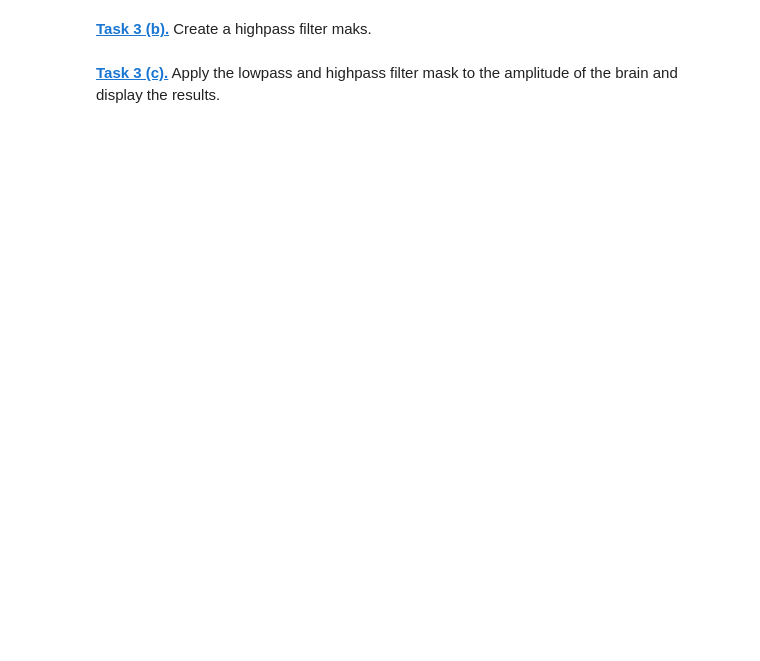
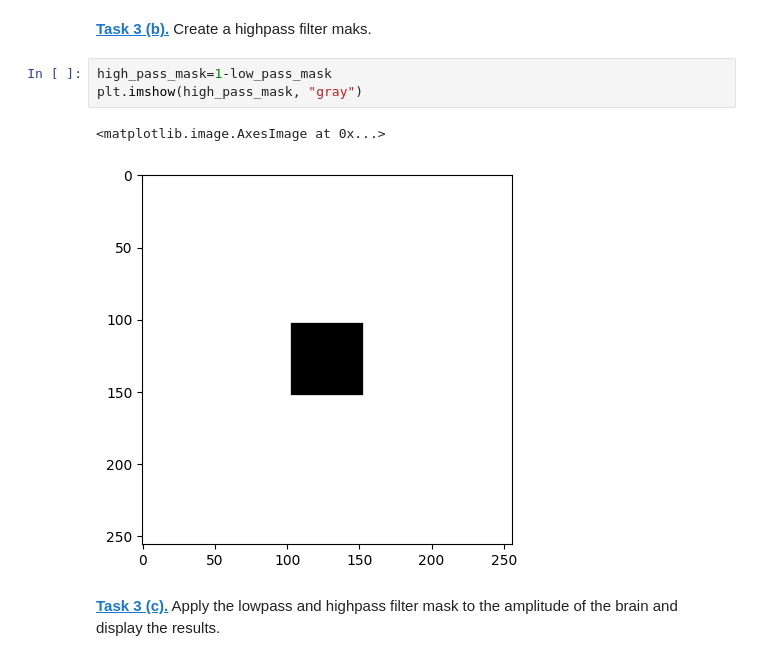
Before and after one commit to katjaruncheva/mobi-fs5-python, a Jupyter notebook: fourier.ipynb, the cells around one changed output. Saved outputs shown, nothing was run; the diff lists cells and outputs as text; blank space fills up the shorter version.

```diff
--- a/fourier.ipynb
+++ b/fourier.ipynb
@@ -94,4 +142,10 @@ filter_window_size = 50
 # %% [markdown]
 **[Task 3 (b).]()** Create a highpass filter maks.
+# %%
+high_pass_mask=1-low_pass_mask
+plt.imshow(high_pass_mask, "gray")
+# %% [output]
+<matplotlib.image.AxesImage at 0x...>
+[figure, added]
 # %% [markdown]
 **[Task 3 (c).]()** Apply the lowpass and highpass filter mask to the amplitude of the brain and display the results.
```
Also changed, not shown: parts of 16 cells of this notebook.
